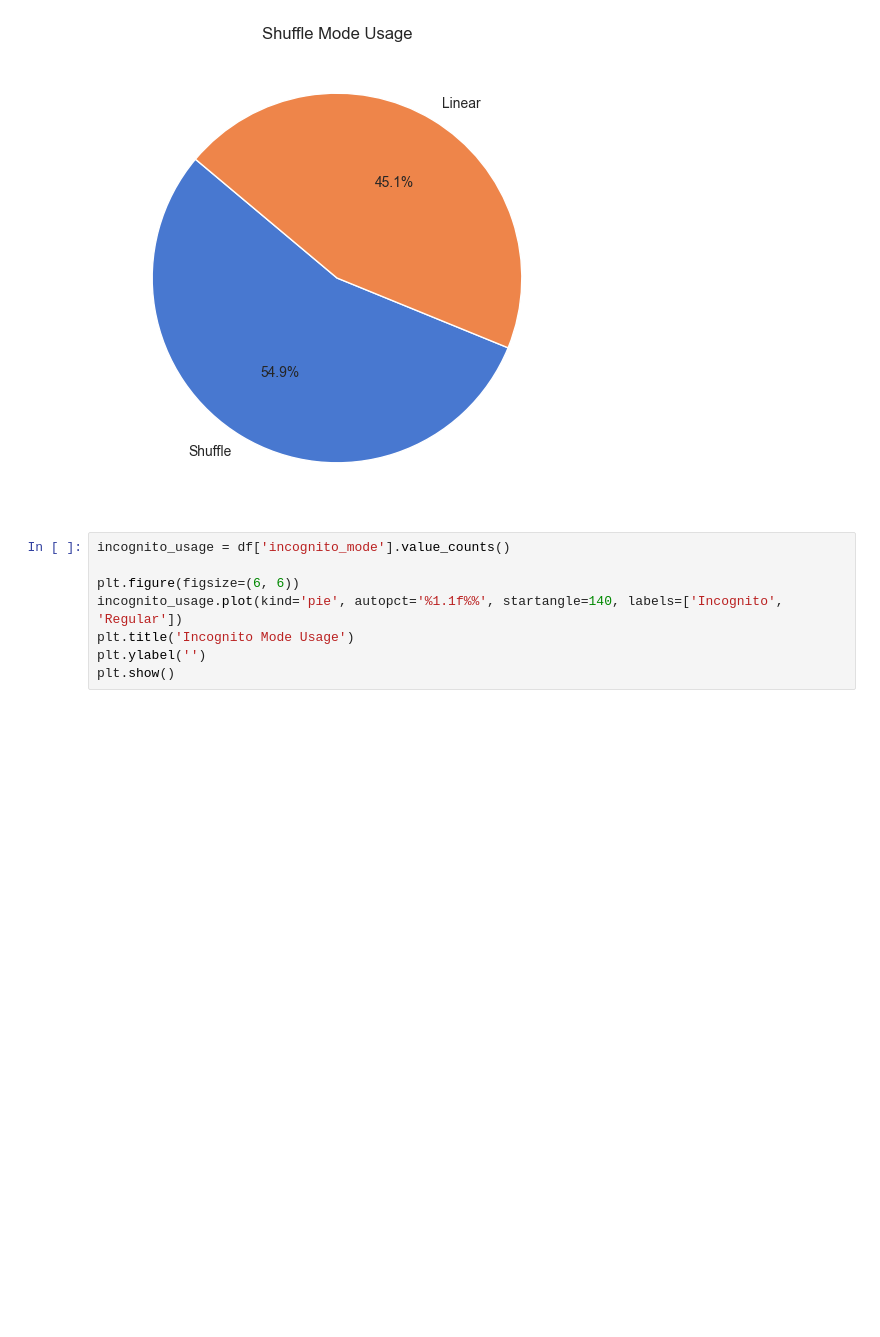
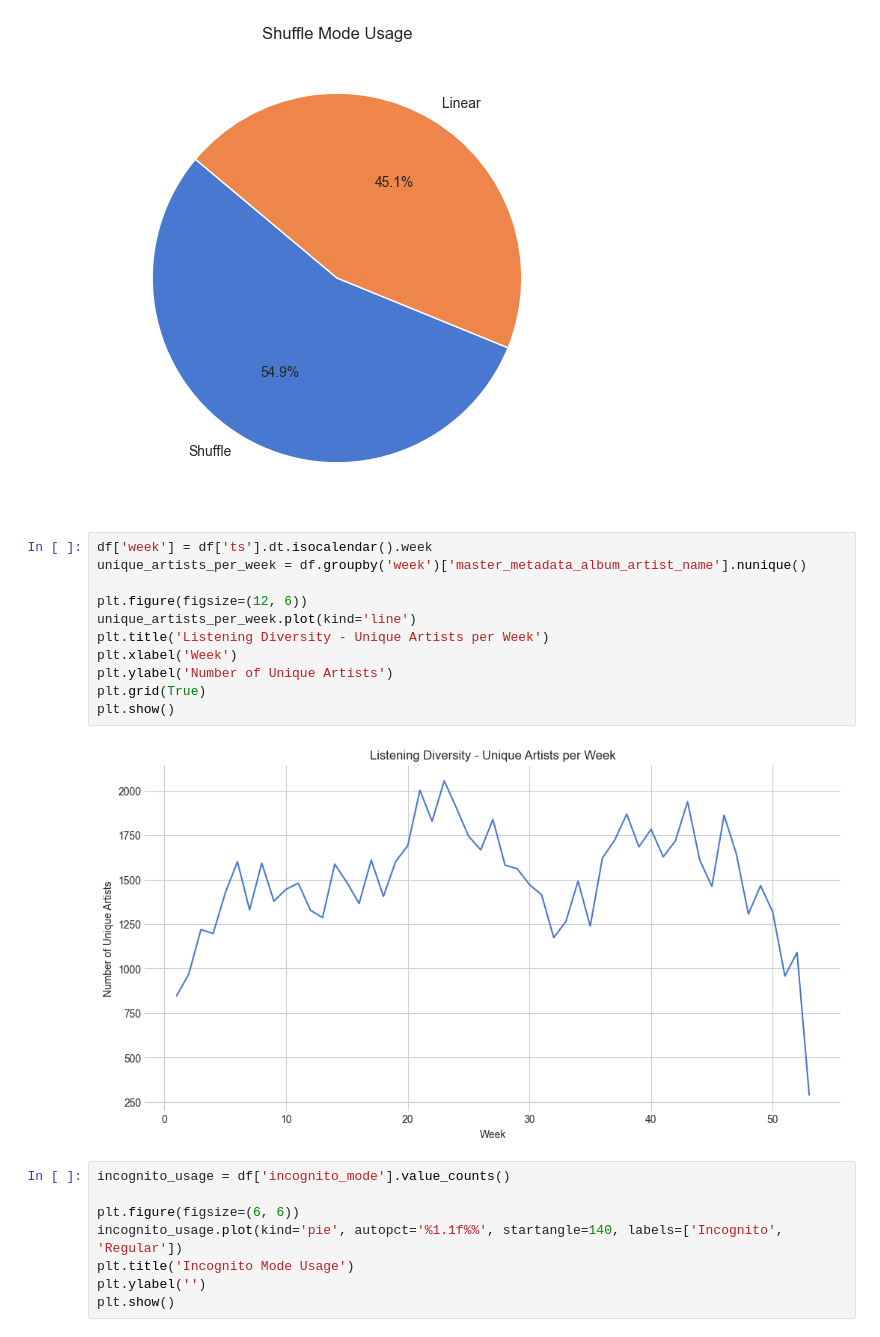
Before and after one commit to bang-a-coder/spotify-data, a Jupyter notebook: explore.ipynb, the cells around one changed output. Drawn from its saved outputs; the diff is of its cells as text; blank space fills up the shorter version.

```diff
--- a/data_2022/explore.ipynb
+++ b/explore.ipynb
@@ -176,6 +162,19 @@ plt.ylabel('')  # Hide the y-label as it's not needed for pie charts
 plt.show()
 # %% [output]
 [figure]
+# %%
+df['week'] = df['ts'].dt.isocalendar().week
+unique_artists_per_week = df.groupby('week')['master_metadata_album_artist_name'].nunique()
+
+plt.figure(figsize=(12, 6))
+unique_artists_per_week.plot(kind='line')
+plt.title('Listening Diversity - Unique Artists per Week')
+plt.xlabel('Week')
+plt.ylabel('Number of Unique Artists')
+plt.grid(True)
+plt.show()
+# %% [output]
+[figure, added]
 # %%
 incognito_usage = df['incognito_mode'].value_counts()
 
```
Also changed, not shown: parts of 7 cells of this notebook, 3 other files.
